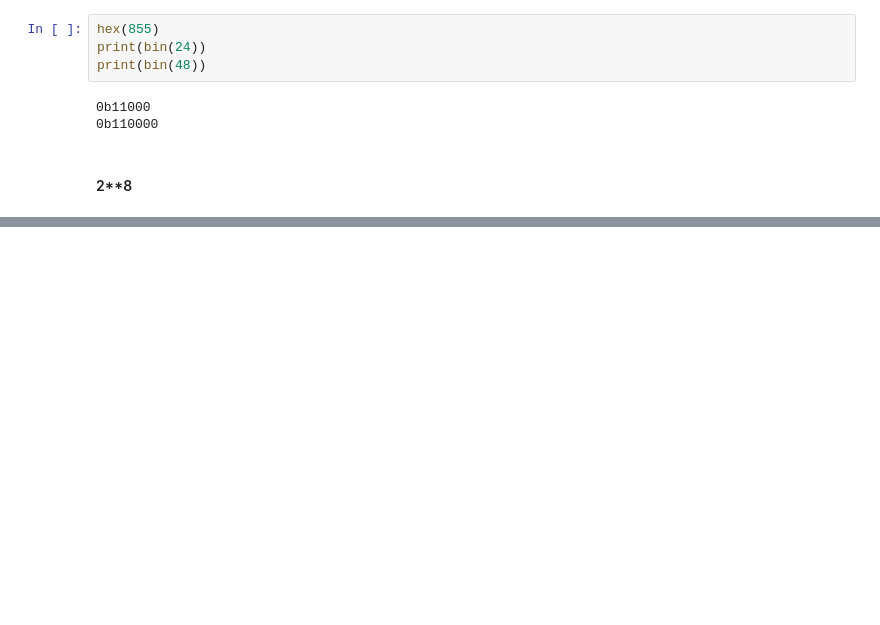
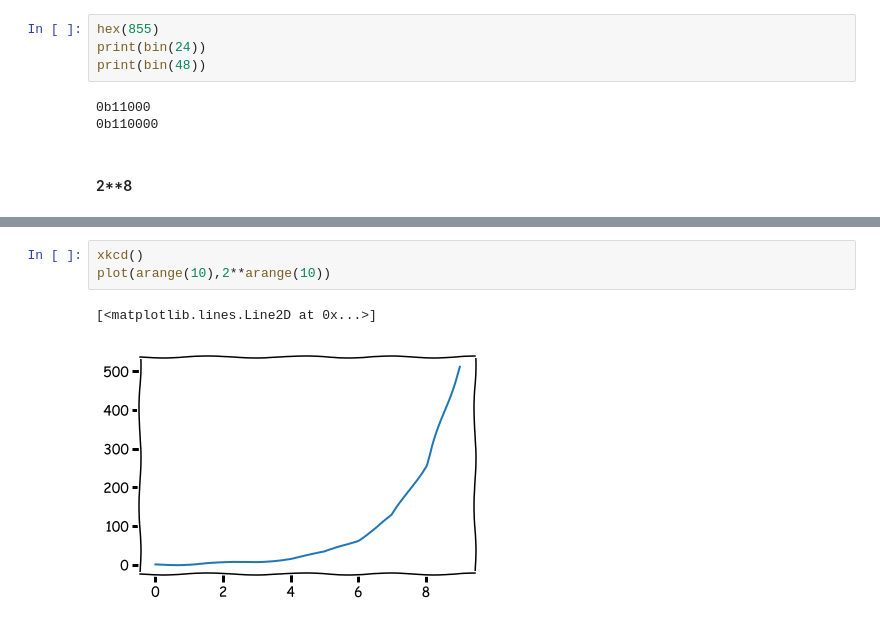
Before and after one commit to Brokkoly/ECE751EMV, a Jupyter notebook: Final_Project/Final_Project/CFileGenerator.ipynb, the cells around one changed output, grey strips where cells are left out. Cells and saved outputs as stored; diff of their text form; blank space fills up the shorter version.

```diff
--- a/Final_Project/Final_Project/CFileGenerator.ipynb
+++ b/Final_Project/Final_Project/CFileGenerator.ipynb
@@ -243,0 +340,6 @@ TypeError: 'int' object is not subscriptable
+# %%
+xkcd()
+plot(arange(10),2**arange(10))
+# %% [output]
+[<matplotlib.lines.Line2D at 0x...>]
+[figure, added]
```
Also changed, not shown: parts of 16 cells of this notebook, 18 other files.
